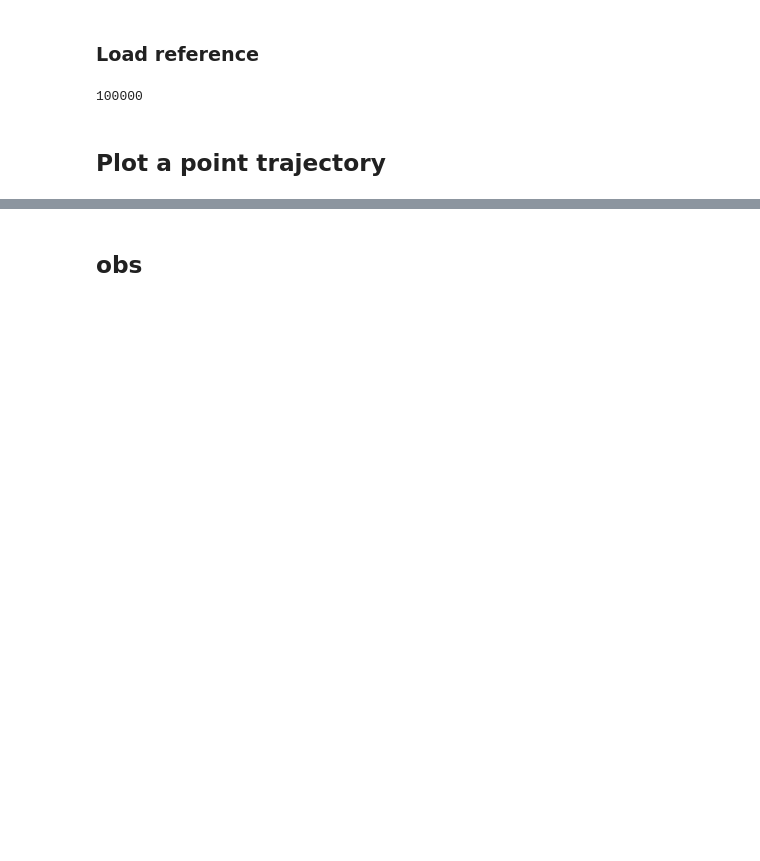
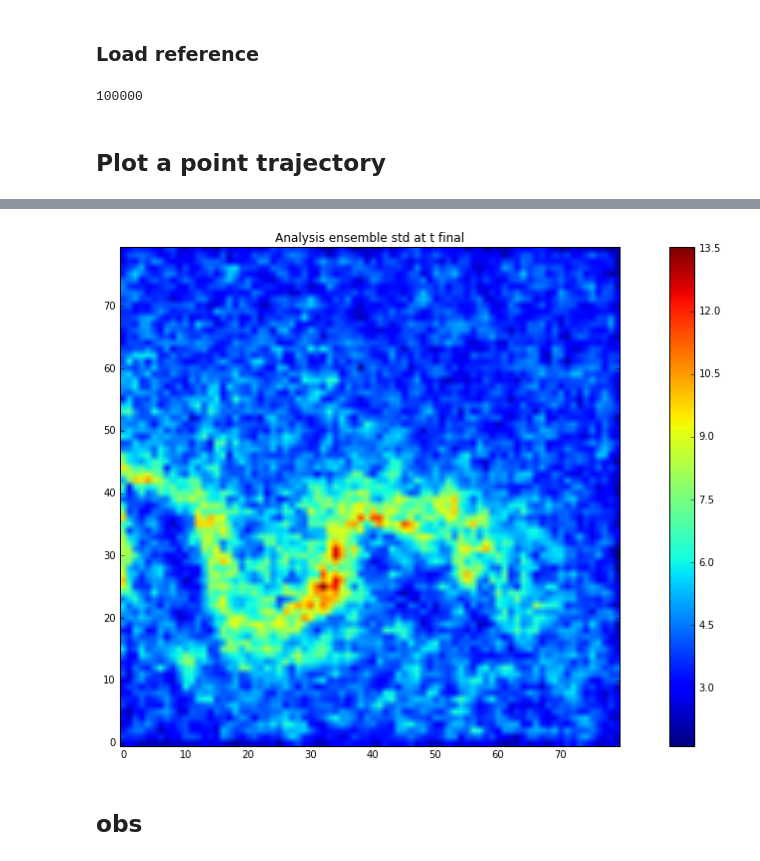
Before and after one commit to brajard/shalw, a Jupyter notebook: scripts/make_diag.ipynb, the cells around one changed output, grey strips where cells are left out. Saved outputs shown, nothing was run; the diff lists cells and outputs as text; code cells hidden in the pictures; blank space fills up the shorter version.

```diff
--- a/scripts/make_diag.ipynb
+++ b/scripts/make_diag.ipynb
@@ -87,3 +131,15 @@ plt.show()
+# %%
+t=-1
+hstd = np.std(h,axis=0)
+plt.imshow(hstd[t,:,:])
+plt.colorbar()
+plt.title('Analysis ensemble std at t final')
+plt.gca().invert_yaxis()
+plt.savefig('hstd_fin.png')
+
+plt.show()
+# %% [output]
+[figure, added]
 # %%
 fname = 'state_true.nc'
 fh = Dataset(fname, mode='r')
```
Also changed, not shown: parts of 14 cells of this notebook.
